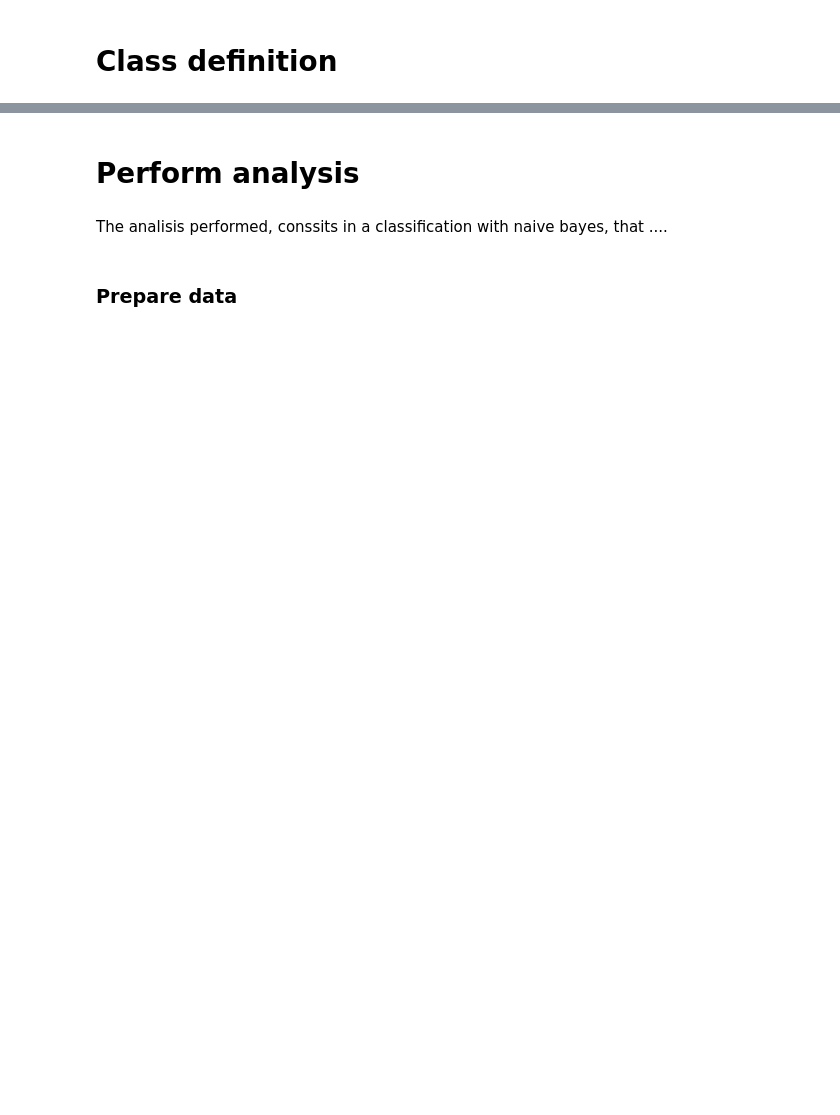
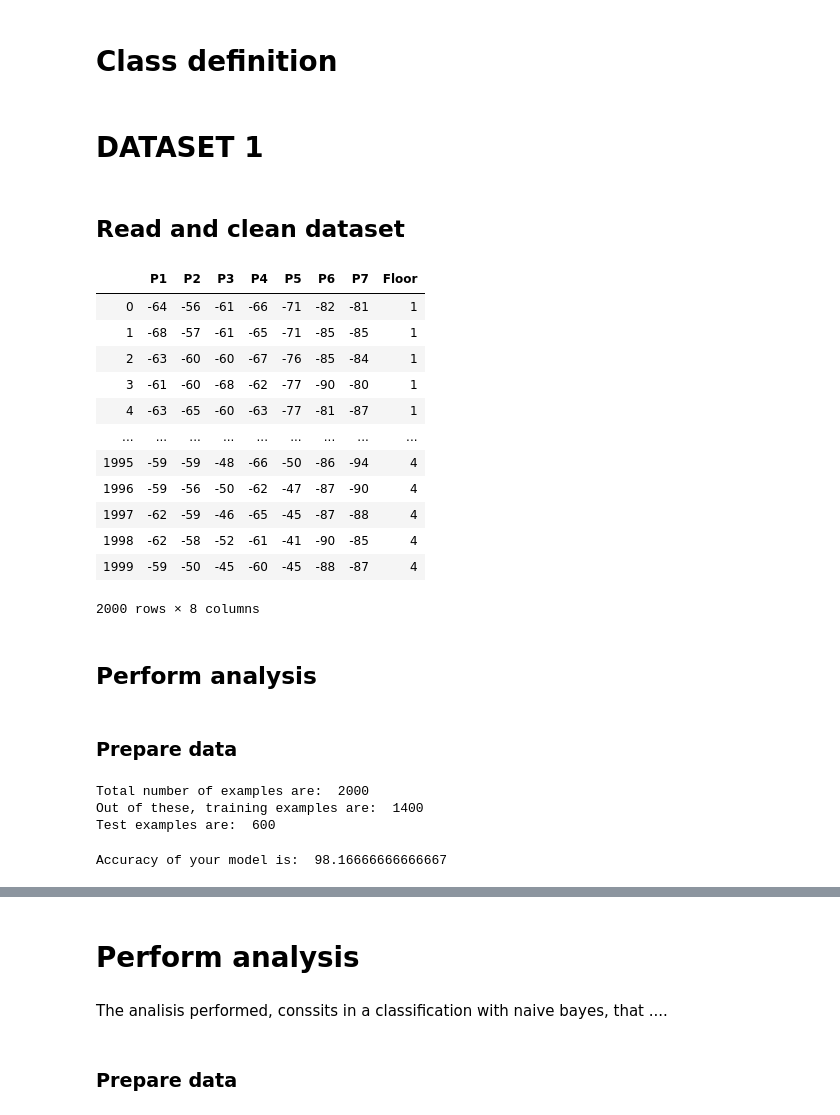
Before and after one commit to luisblazquezm/mii2-classification-models-study, a Jupyter notebook: notebooks/naive-bayes.ipynb, the cells around one changed output, grey strips where cells are left out. Cells and saved outputs as stored; diff of their text form; code cells hidden in the pictures; blank space fills up the shorter version.

```diff
--- a/notebooks/naive-bayes.ipynb
+++ b/notebooks/naive-bayes.ipynb
@@ -99,0 +149,26 @@ class NaiveBayesClassifier():
+# %% [markdown]
+# DATASET 1
+# %% [markdown]
+## Read and clean dataset
+# %%
+df = pd.read_csv("Set1.txt", delimiter = "\t", names=["P1", "P2", "P3", "P4", "P5", "P6", "P7", "Floor"])
+# %%
+df
+# %% [output]
+|  | P1 | P2 | P3 | P4 | P5 | P6 | P7 | Floor |
+| 0 | -64 | -56 | -61 | -66 | -71 | -82 | -81 | 1 |
+| 1 | -68 | -57 | -61 | -65 | -71 | -85 | -85 | 1 |
+| 2 | -63 | -60 | -60 | -67 | -76 | -85 | -84 | 1 |
+| 3 | -61 | -60 | -68 | -62 | -77 | -90 | -80 | 1 |
+| 4 | -63 | -65 | -60 | -63 | -77 | -81 | -87 | 1 |
+| ... | ... | ... | ... | ... | ... | ... | ... | ... |
+| 1995 | -59 | -59 | -48 | -66 | -50 | -86 | -94 | 4 |
+| 1996 | -59 | -56 | -50 | -62 | -47 | -87 | -90 | 4 |
+| 1997 | -62 | -59 | -46 | -65 | -45 | -87 | -88 | 4 |
+| 1998 | -62 | -58 | -52 | -61 | -41 | -90 | -85 | 4 |
+| 1999 | -59 | -50 | -45 | -60 | -45 | -88 | -87 | 4 |
+2000 rows × 8 columns
+# %% [markdown]
+## Perform analysis
+# %% [markdown]
+### Prepare data
@@ -99,0 +183,12 @@ class NaiveBayesClassifier():
+# %%
+# split ratio = 0.7
+# 70% of data is training data and 30% is test data used for testing
+ratio = 0.7
+train_data, test_data = model.splitting(mydata, ratio)
+print('Total number of examples are: ', len(mydata))
+print('Out of these, training examples are: ', len(train_data))
+print("Test examples are: ", len(test_data))
+# %% [output]
+Total number of examples are:  2000
+Out of these, training examples are:  1400
+Test examples are:  600
@@ -99,0 +198,7 @@ class NaiveBayesClassifier():
+# %%
+# test model
+predictions = model.getPredictions(info, test_data)
+accuracy = model.accuracy_rate(test_data, predictions)
+print("Accuracy of your model is: ", accuracy)
+# %% [output]
+Accuracy of your model is:  98.16666666666667
```
Also changed, not shown: parts of 32 cells of this notebook, 4 other files.
